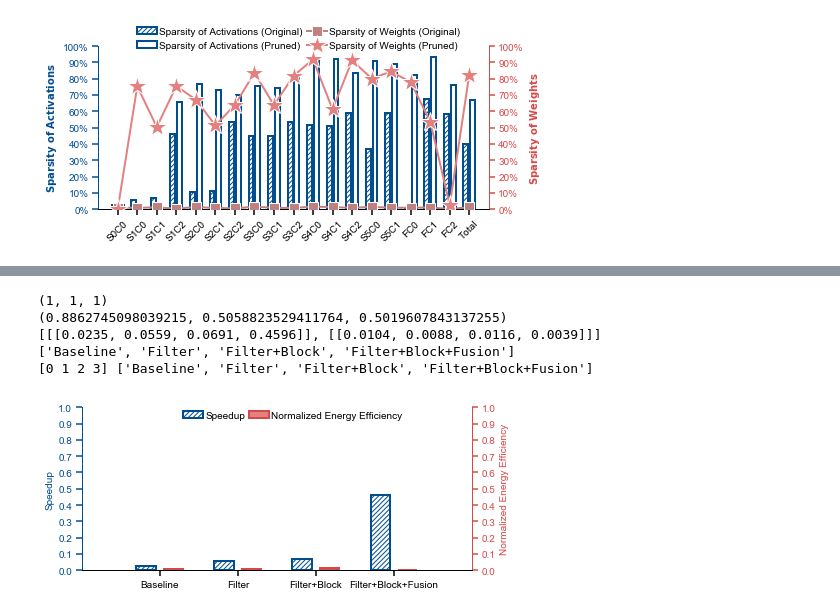
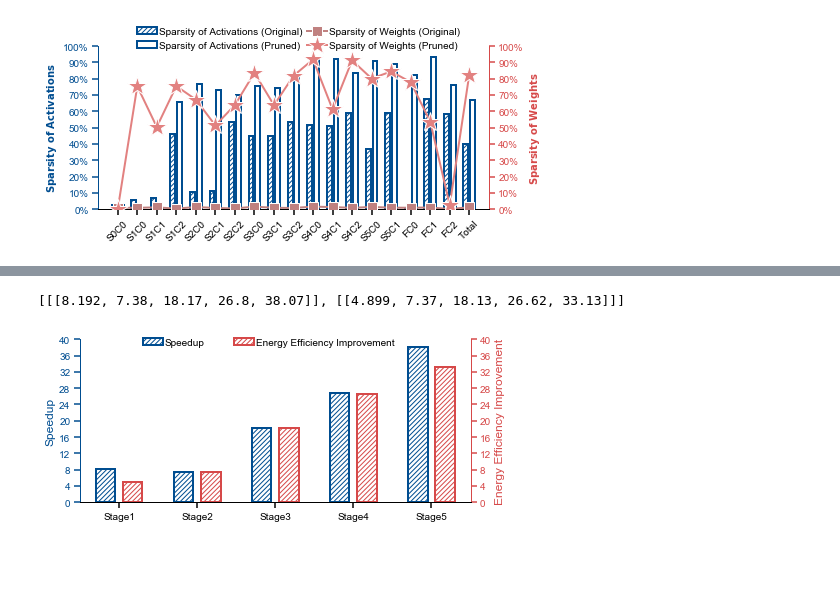
Before and after one commit to changchun-zhou/sagitta_fig, a Jupyter notebook: Nebula/scripts/Nebula.ipynb, the cells around one changed output, grey strips where cells are left out. Drawn from its saved outputs; the diff is of its cells as text; code cells hidden in the pictures; blank space fills up the shorter version.

Commit message:
feat(Nebula.ipynb): 1. Add mAcc to the comparsion of DSBF 2. Determine the data of Techniques and SOTAs

```diff
--- a/Nebula/scripts/Nebula.ipynb
+++ b/Nebula/scripts/Nebula.ipynb
@@ -824,7 +834,10 @@ elif case == 'Energy':
     # intra-PE
     fig_name = '../generate/Energy_Breakdown.svg'
     startangle= 0
+    # 5 Tech.
     area = np.array([2261206.05, 40360.19, 41641511.07, 506477.93, 21340562.00,800000])
+    # 3 Tech.
+    area = np.array([48.8, 1.74, 9463.9, 16.78, 2290.3, 17.1])
 
 fontsize = 18
 radius = 1.2
@@ -886,4 +981,5 @@ plt.show()
 # %%
+# Stage Enhance
 # Technique Effect
 
 import numpy as np
@@ -893,64 +989,67 @@ import sys
 sys.path.append('../')
 from cls_plt_fig import cls_plt_fig
 
-fig_name ='../generate/Technique.svg'
-Techniques = ['Baseline','Filter','Filter+Block','Filter+Block+Fusion'] # 18
-Speedup = [[0.0235, 0.0559, 0.0691, 0.4596]]
-NEE = [[0.0104 ,0.0088 ,0.0116 ,0.0039]]
+fig_name ='../generate/Enhance_Layer.svg'
+Stages = ['Stage1','Stage2','Stage3', 'Stage4', 'Stage5']
+Speedup = [[
+8.192,
+7.38,
+18.17,
+26.8,
+38.07
+]]
+NEE = [[4.899, 7.37, 18.13, 26.62, 33.13]]
 
-x_value = np.arange(len(Techniques))
+x_value = np.arange(len(Stages))
 
 figsize=(7,3)
 
 bar_width = 0.25
-xticks = Techniques
-legend_loc = (0.25, 0.90)
+xticks = Stages
+legend_loc = (0.15, 0.93)
 
 y_value = [Speedup, NEE]
-y_label = ['Speedup', 'Normalized Energy Efficiency']
+y_label = ['Speedup', 'Energy Efficiency Improvement']
 y_fig_type = [['bar'], ['bar']]
-y_legend = [['Speedup'], ['Normalized Energy Efficiency']]
+y_legend = [['Speedup'], ['Energy Efficiency Improvement']]
 legend_ncol = 2
-y_color=[[(1,1,1),(1,1,1)], [(226/255, 129/255, 128/255), (226/255, 129/255, 128/255)]]
+y_color=[[(1,1,1),(1,1,1)], [(1,1,1),(1,1,1)]]
 len_yticks = [10, 10]
-y_yticks_max = [1, 1]
+y_yticks_max = [40, 40]
 
-print(y_color[0][0])
-print(y_color[1][0])
 print(y_value)
-print(xticks)
+
 cls_plt_fig('').func_plt_fig(
     fig_name=fig_name,
     x_value=x_value,
     y_label = y_label,
     y_value = y_value,
     y_fig_type = y_fig_type,
     y_legend = y_legend,
     y_color = y_color,
     y_axis_color = [(0/255, 77/255, 144/255), (214/255, 73/255, 73/255)],
     y_yticks_max=y_yticks_max,
     y_yticks_min=[0, 0],
     y_edgecolor = [[(0/255, 77/255, 144/255), (97/255, 169/255, 218/255)],[(214/255, 73/255, 73/255)]],
-    y_hatch = [['/////', None],[None, None]],
+    y_hatch = [['/////', None],['/////', None]],
     y_linestyle=[['-' for i in range(np.shape(y_value)[1])] for j in range(np.shape(y_value)[0])],
     y_marker = [[],['s','*']],
     len_yticks=len_yticks,
     xticks= xticks,
     legend_loc =legend_loc,
-    figsize=figsize, #[0, 0, 1, 1],
+    legend_columnspacing = 3,
+    figsize=figsize,
     font_size = 10,
     plt_text = False,
+    plt_text_first = False,
+    plt_text_format = '%d',
     legend_ncol=legend_ncol,
-    PercentFormatter= False,
     labelrotation = 0,
     bar_width = bar_width,
     linewidth= 2,
-    bar_gap_width = 0.1
+    bar_gap_width = 0.1,
+    border_width = 0.5
 )
 # %% [output]
-(1, 1, 1)
-(0.8862745098039215, 0.5058823529411764, 0.5019607843137255)
-[[[0.0235, 0.0559, 0.0691, 0.4596]], [[0.0104, 0.0088, 0.0116, 0.0039]]]
-['Baseline', 'Filter', 'Filter+Block', 'Filter+Block+Fusion']
-[0 1 2 3] ['Baseline', 'Filter', 'Filter+Block', 'Filter+Block+Fusion']
+[[[8.192, 7.38, 18.17, 26.8, 38.07]], [[4.899, 7.37, 18.13, 26.62, 33.13]]]
-[figure, old version]
+[figure, new version]
```
Also changed, not shown: parts of 9 cells of this notebook.
